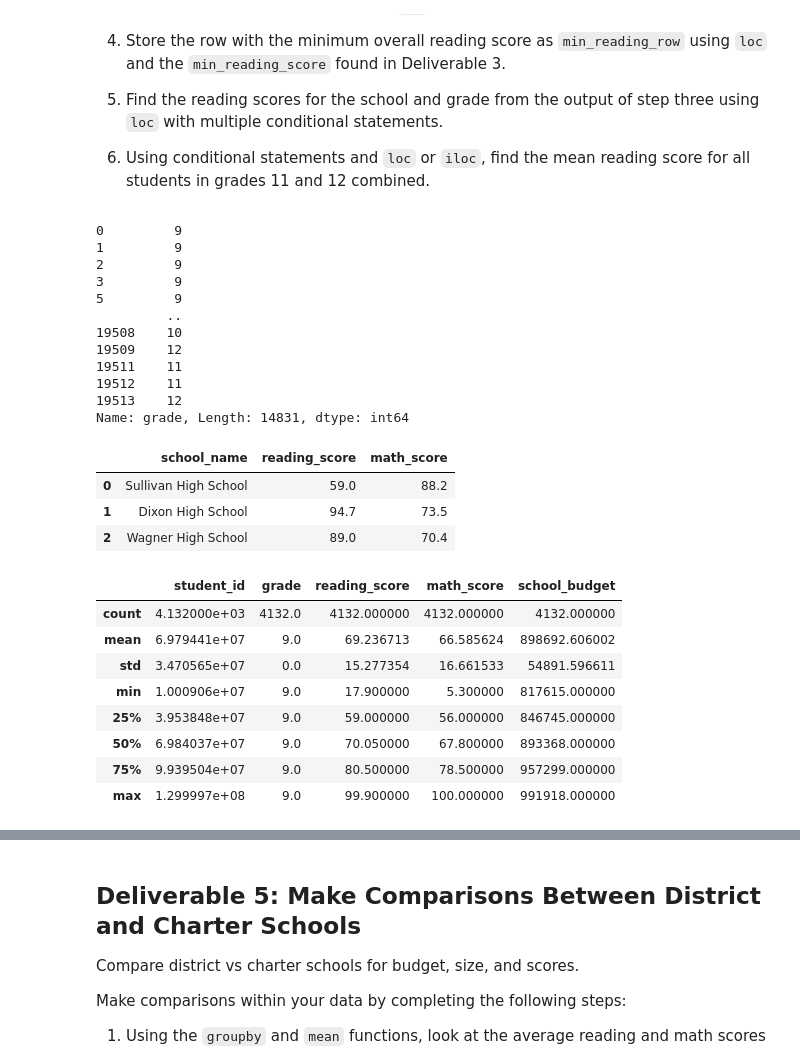
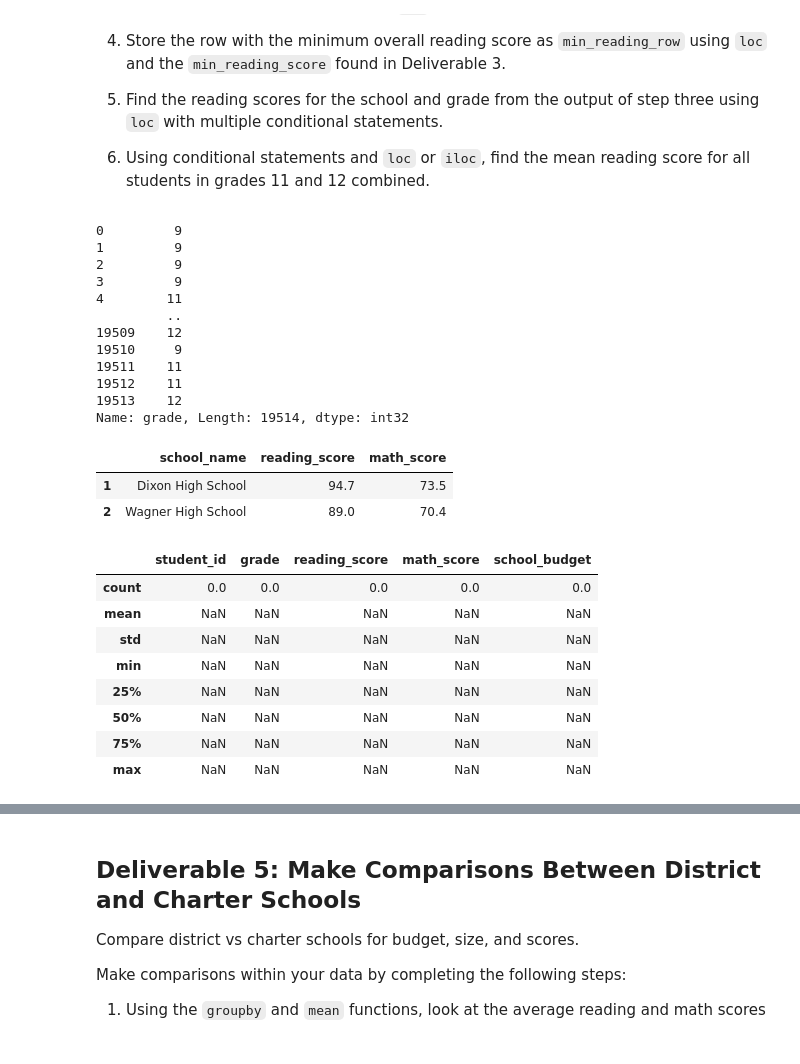
Before and after one commit to jhansolo33/School_District_Analysis, a Jupyter notebook: Student_Data_Challenge_Starter_Code.ipynb, the cells around one changed output, grey strips where cells are left out. Cells and saved outputs as stored; diff of their text form; code cells hidden in the pictures.

```diff
--- a/Student_Data_Challenge_Starter_Code.ipynb
+++ b/Student_Data_Challenge_Starter_Code.ipynb
@@ -128,3 +143,5 @@ Name: grade, Length: 14831, dtype: object
 # %%
 # Remove the non-numeric characters and verify the contents of the column
+student_df['grade'] = student_df['grade'].str.replace('object', '')
+student_df['grade']
 # %% [output]
@@ -143,5 +160,8 @@ Name: grade, Length: 14831, dtype: object
 # %%
 # Change the grade column to the int type and verify column types
+student_df['grade'] = student_df['grade'].str.replace('th', '')
+student_df['grade'] = student_df['grade'].astype(int)
+student_df.dtypes
 # %% [output]
 student_id         int64
 student_name      object
@@ -202,38 +226,40 @@ To drill down into the data, complete the following steps:
 6. Using conditional statements and `loc` or `iloc`, find the mean reading score for all students in grades 11 and 12 combined.
 # %%
 # Use loc to display the grade column
+student_df.loc[:,'grade']
 # %% [output]
 0         9
 1         9
 2         9
 3         9
-5         9
+4        11
          ..
-19508    10
 19509    12
+19510     9
 19511    11
 19512    11
 19513    12
-Name: grade, Length: 14831, dtype: int64
+Name: grade, Length: 19514, dtype: int32
 # %%
 # Use `iloc` to display the first 3 rows and columns 3, 4, and 5.
+student_df.iloc[1:3, 3:6]
 # %% [output]
 |  | school_name | reading_score | math_score |
-| 0 | Sullivan High School | 59.0 | 88.2 |
 | 1 | Dixon High School | 94.7 | 73.5 |
 | 2 | Wagner High School | 89.0 | 70.4 |
 # %%
 # Select the rows for grade nine and display their summary statistics using `loc` and `describe`.
+student_df.loc[student_df['grade'] == '9th'].describe()
 # %% [output]
 |  | student_id | grade | reading_score | math_score | school_budget |
-| count | 4.132000e+03 | 4132.0 | 4132.000000 | 4132.000000 | 4132.000000 |
-| mean | 6.979441e+07 | 9.0 | 69.236713 | 66.585624 | 898692.606002 |
-| std | 3.470565e+07 | 0.0 | 15.277354 | 16.661533 | 54891.596611 |
-| min | 1.000906e+07 | 9.0 | 17.900000 | 5.300000 | 817615.000000 |
-| 25% | 3.953848e+07 | 9.0 | 59.000000 | 56.000000 | 846745.000000 |
-| 50% | 6.984037e+07 | 9.0 | 70.050000 | 67.800000 | 893368.000000 |
-| 75% | 9.939504e+07 | 9.0 | 80.500000 | 78.500000 | 957299.000000 |
-| max | 1.299997e+08 | 9.0 | 99.900000 | 100.000000 | 991918.000000 |
+| count | 0.0 | 0.0 | 0.0 | 0.0 | 0.0 |
+| mean | NaN | NaN | NaN | NaN | NaN |
+| std | NaN | NaN | NaN | NaN | NaN |
+| min | NaN | NaN | NaN | NaN | NaN |
+| 25% | NaN | NaN | NaN | NaN | NaN |
+| 50% | NaN | NaN | NaN | NaN | NaN |
+| 75% | NaN | NaN | NaN | NaN | NaN |
+| max | NaN | NaN | NaN | NaN | NaN |
 # %%
 # Store the row with the minimum overall reading score as `min_reading_row`
 # using `loc` and the `min_reading_score` found in Deliverable 3.
```
Also changed, not shown: parts of 19 cells of this notebook.
